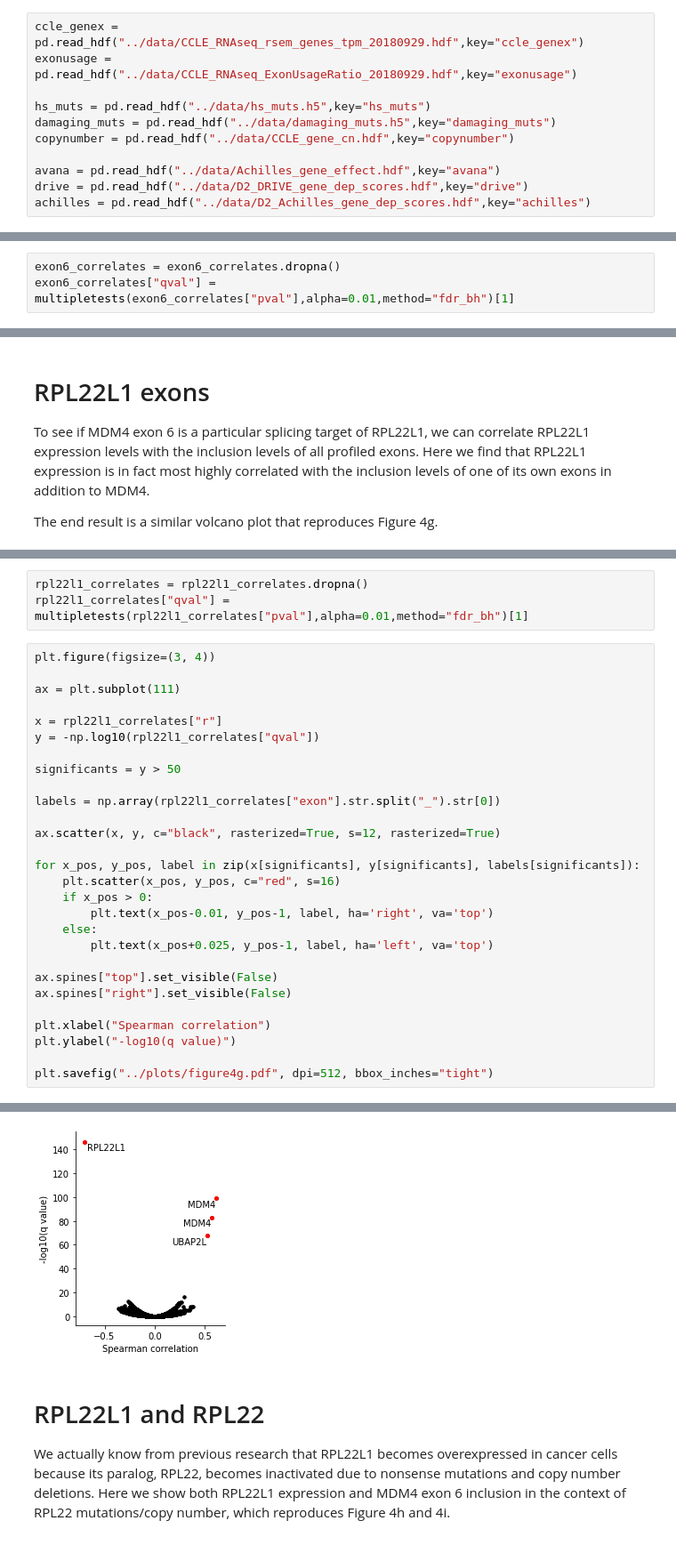
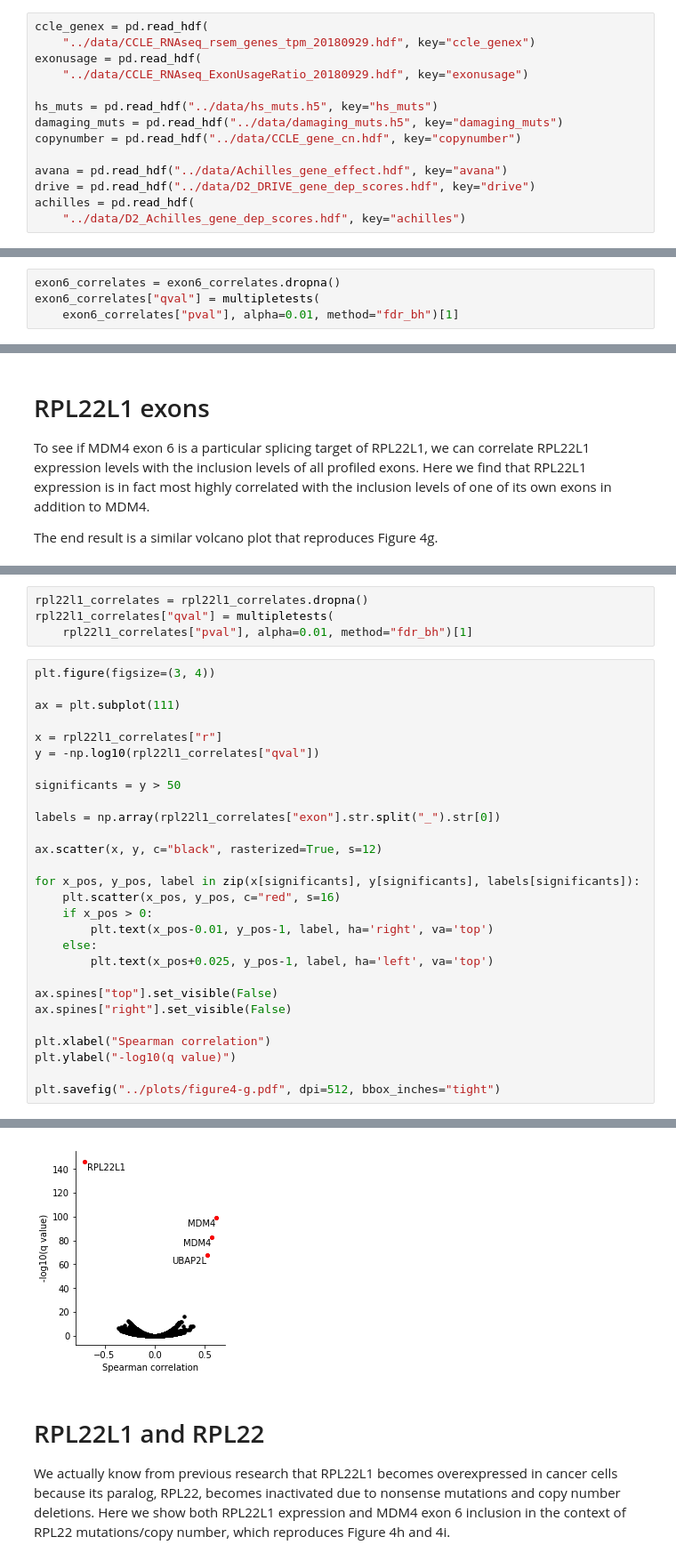
Before and after one commit to kevinhu/ccle-2019-analysis, a Jupyter notebook: notebooks/figure4_mdm4-splicing.ipynb, the cells around one changed output, grey strips where cells are left out. Shown at 89% size. Saved outputs shown, nothing was run; the diff lists cells and outputs as text.

```diff
--- a/notebooks/figure4_mdm4-splicing.ipynb
+++ b/notebooks/figure4_mdm4-splicing.ipynb
@@ -32,16 +32,19 @@ This notebook describes how to reproduce some of the subplots shown in Figure 4,
 # %% [markdown]
 # Load annotations
 # %%
-ccle_genex = pd.read_hdf("../data/CCLE_RNAseq_rsem_genes_tpm_20180929.hdf",key="ccle_genex")
-exonusage = pd.read_hdf("../data/CCLE_RNAseq_ExonUsageRatio_20180929.hdf",key="exonusage")
+ccle_genex = pd.read_hdf(
+    "../data/CCLE_RNAseq_rsem_genes_tpm_20180929.hdf", key="ccle_genex")
+exonusage = pd.read_hdf(
+    "../data/CCLE_RNAseq_ExonUsageRatio_20180929.hdf", key="exonusage")
 
-hs_muts = pd.read_hdf("../data/hs_muts.h5",key="hs_muts")
-damaging_muts = pd.read_hdf("../data/damaging_muts.h5",key="damaging_muts")
-copynumber = pd.read_hdf("../data/CCLE_gene_cn.hdf",key="copynumber")
+hs_muts = pd.read_hdf("../data/hs_muts.h5", key="hs_muts")
+damaging_muts = pd.read_hdf("../data/damaging_muts.h5", key="damaging_muts")
+copynumber = pd.read_hdf("../data/CCLE_gene_cn.hdf", key="copynumber")
 
-avana = pd.read_hdf("../data/Achilles_gene_effect.hdf",key="avana")
-drive = pd.read_hdf("../data/D2_DRIVE_gene_dep_scores.hdf",key="drive")
-achilles = pd.read_hdf("../data/D2_Achilles_gene_dep_scores.hdf",key="achilles")
+avana = pd.read_hdf("../data/Achilles_gene_effect.hdf", key="avana")
+drive = pd.read_hdf("../data/D2_DRIVE_gene_dep_scores.hdf", key="drive")
+achilles = pd.read_hdf(
+    "../data/D2_Achilles_gene_dep_scores.hdf", key="achilles")
 # %% [markdown]
 Genes can be named by several ways (ENSEMBL, Entrez, HGNC, etc.). Here, we harmonize all of them by using the Biomart service. In particular, we convert the Entrez IDs used in the dependency screens to ENSEMBL ones.
 # %%
@@ -355,7 +367,8 @@ exon6_correlates = exon6_correlates.progress_apply(correlate_exon6, axis=1)
 [interactive output not drawn]
 # %%
 exon6_correlates = exon6_correlates.dropna()
-exon6_correlates["qval"] = multipletests(exon6_correlates["pval"],alpha=0.01,method="fdr_bh")[1]
+exon6_correlates["qval"] = multipletests(
+    exon6_correlates["pval"], alpha=0.01, method="fdr_bh")[1]
 # %%
 plt.figure(figsize=(3, 4))
 
@@ -417,7 +429,8 @@ rpl22l1_correlates = rpl22l1_correlates.progress_apply(
 [interactive output not drawn]
 # %%
 rpl22l1_correlates = rpl22l1_correlates.dropna()
-rpl22l1_correlates["qval"] = multipletests(rpl22l1_correlates["pval"],alpha=0.01,method="fdr_bh")[1]
+rpl22l1_correlates["qval"] = multipletests(
+    rpl22l1_correlates["pval"], alpha=0.01, method="fdr_bh")[1]
 # %%
 plt.figure(figsize=(3, 4))
 
@@ -430,7 +443,7 @@ significants = y > 50
 
 labels = np.array(rpl22l1_correlates["exon"].str.split("_").str[0])
 
-ax.scatter(x, y, c="black", rasterized=True, s=12, rasterized=True)
+ax.scatter(x, y, c="black", rasterized=True, s=12)
 
 for x_pos, y_pos, label in zip(x[significants], y[significants], labels[significants]):
     plt.scatter(x_pos, y_pos, c="red", s=16)
@@ -445,5 +458,5 @@ ax.spines["right"].set_visible(False)
 plt.xlabel("Spearman correlation")
 plt.ylabel("-log10(q value)")
 
-plt.savefig("../plots/figure4g.pdf", dpi=512, bbox_inches="tight")
+plt.savefig("../plots/figure4-g.pdf", dpi=512, bbox_inches="tight")
 # %% [output]
@@ -451,4 +463,4 @@ Text(0, 0.5, '-log10(q value)')
-[figure, old version]
+[figure, new version]
 # %% [markdown]
 # RPL22L1 and RPL22
 
```
Also changed, not shown: parts of 17 cells of this notebook, 7 other files.
